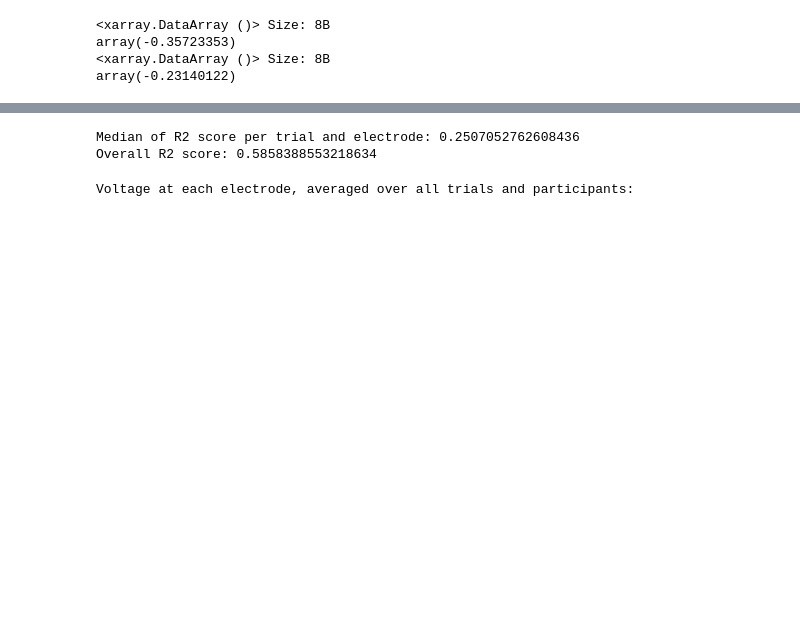
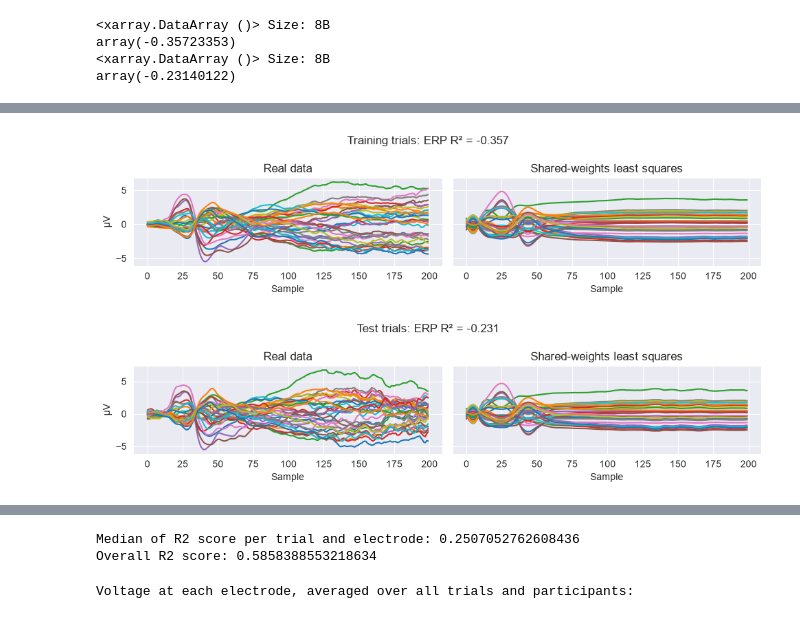
Before and after one commit to cleliamr/EEG_prediction, a Jupyter notebook: main.ipynb, the cells around one changed output, grey strips where cells are left out. Saved outputs shown, nothing was run; the diff lists cells and outputs as text; code cells hidden in the pictures; blank space fills up the shorter version.

```diff
--- a/main.ipynb
+++ b/main.ipynb
@@ -371,0 +353,20 @@ Coordinates:
+# %%
+def plot_erp(real_ds, pred_ds, mask, r2, title_prefix, n=200):
+    fig, ax = plt.subplots(1, 2, figsize=(10, 2.5), sharey=True)
+    for a, ds, name in zip(ax, [only(real_ds, mask), only(pred_ds, mask)],
+                           ['Real data', 'Shared-weights least squares']):
+        d = ds['data'] if n is None else ds['data'].sel(sample=range(n))
+        erp = d.stack(trial=['epoch', 'recording']).mean('trial', skipna=True)
+        a.plot(erp.transpose('sample', 'channel').values)
+        a.set_title(name)
+        a.set_xlabel('Sample')
+    ax[0].set_ylabel('µV')
+    fig.suptitle(f"{title_prefix}: ERP R² = {float(r2):.3f}")
+    plt.tight_layout()
+
+args = dict(real_ds=out["real_uv"], pred_ds=out["pred_uv"])
+plot_erp(**args, mask=~test, r2=r2_train_overall, title_prefix="Training trials")
+plot_erp(**args, mask=test,  r2=r2_test_overall,  title_prefix="Test trials")
+# %% [output]
+[figure, added]
+[figure, added]
```
Also changed, not shown: parts of 25 cells of this notebook, 2 other files.
